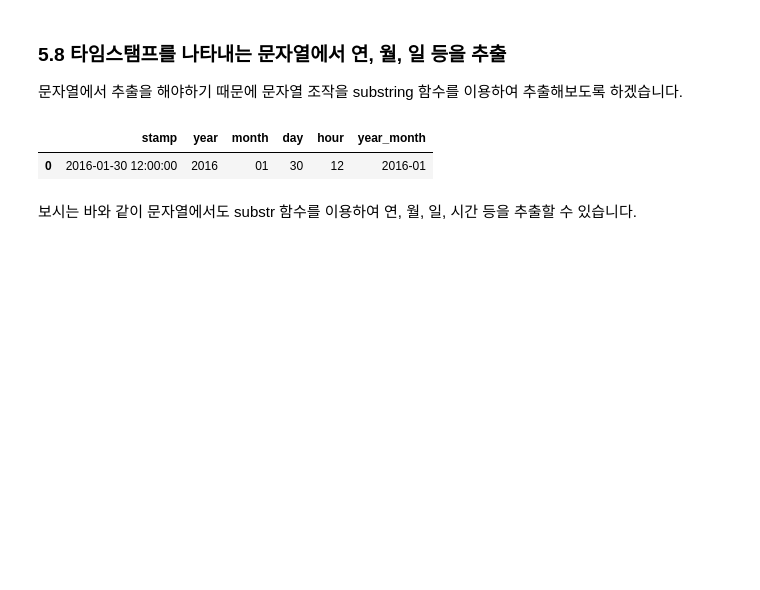
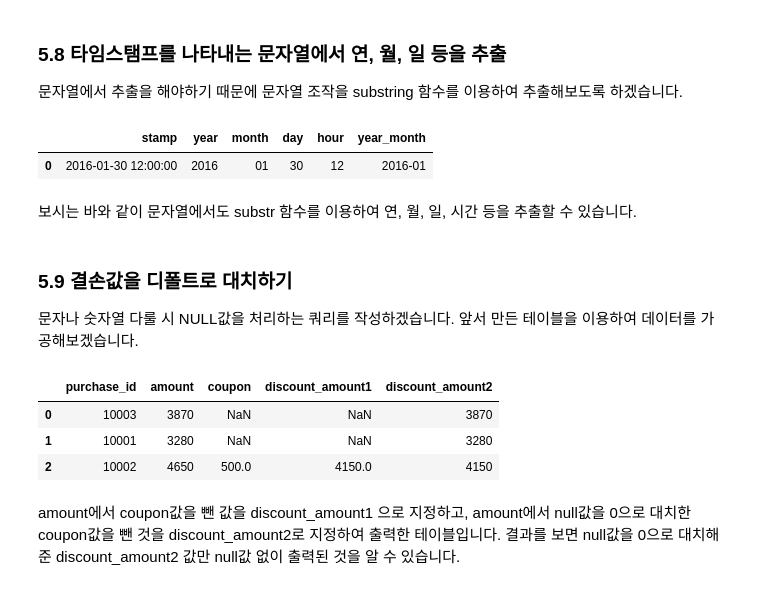
Before and after one commit to yhp2205/SQL, a Jupyter notebook: ch_5.ipynb, the cells around one changed output. Drawn from its saved outputs; the diff is of its cells as text; code cells hidden in the pictures; blank space fills up the shorter version.

```diff
--- a/ch_5.ipynb
+++ b/ch_5.ipynb
@@ -240,3 +240,24 @@ FROM
 | 0 | 2016-01-30 12:00:00 | 2016 | 01 | 30 | 12 | 2016-01 |
 # %% [markdown]
 보시는 바와 같이 문자열에서도 substr 함수를 이용하여 연, 월, 일, 시간 등을 추출할 수 있습니다.
+# %% [markdown]
+### 5.9 결손값을 디폴트로 대치하기
+문자나 숫자열 다룰 시 NULL값을 처리하는 쿼리를 작성하겠습니다. 앞서 만든 테이블을 이용하여 데이터를 가공해보겠습니다.
+# %%
+%%bigquery --project mygcpproject-340112
+SELECT
+    purchase_id
+  , amount
+  , coupon
+  , amount - coupon AS discount_amount1
+  , amount - COALESCE(coupon, 0) AS discount_amount2
+FROM
+  sqldata.purchase_log_with_coupon
+;
+# %% [output]
+|  | purchase_id | amount | coupon | discount_amount1 | discount_amount2 |
+| 0 | 10003 | 3870 | NaN | NaN | 3870 |
+| 1 | 10001 | 3280 | NaN | NaN | 3280 |
+| 2 | 10002 | 4650 | 500.0 | 4150.0 | 4150 |
+# %% [markdown]
+amount에서 coupon값을 뺀 값을 discount_amount1 으로 지정하고, amount에서 null값을 0으로 대치한 coupon값을 뺀 것을 discount_amount2로 지정하여 출력한 테이블입니다. 결과를 보면 null값을 0으로 대치해준 discount_amount2 값만 null값 없이 출력된 것을 알 수 있습니다.
```
Also changed, not shown: parts of 5 cells of this notebook.
